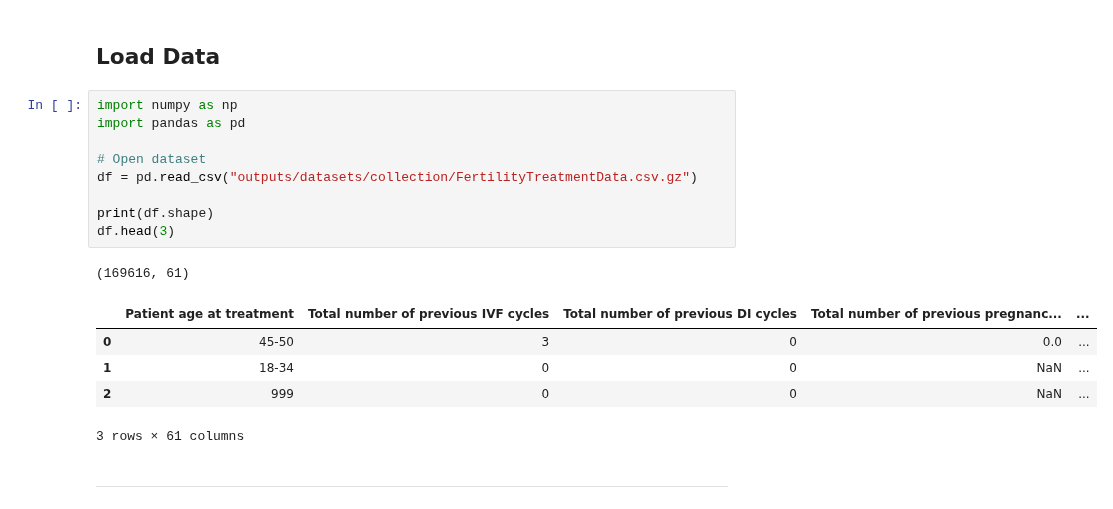
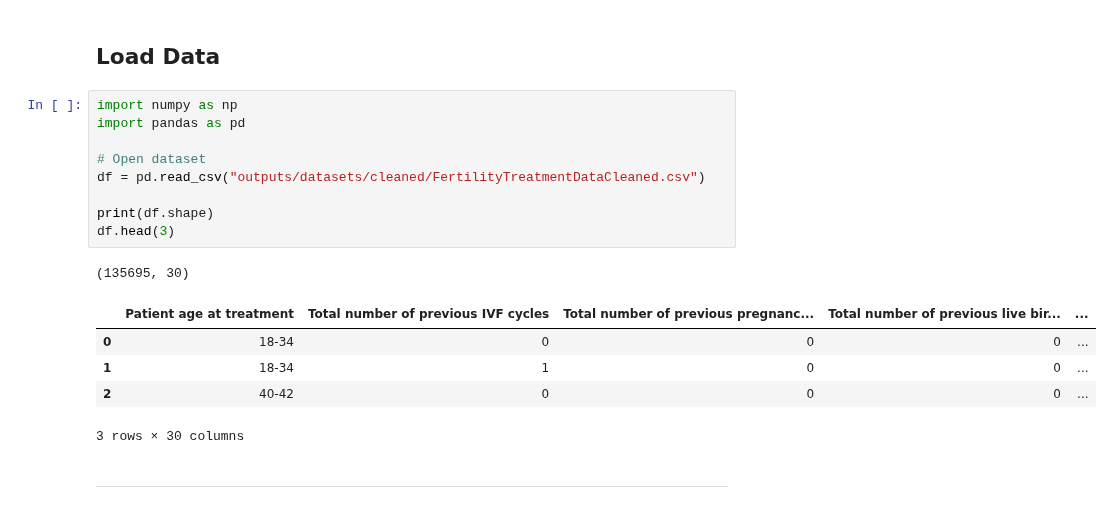
Before and after one commit to pswhdev/ivf-success-predictor, a Jupyter notebook: jupyter_notebooks/06 - Modeling and Evaluation Predict Success DL.ipynb, the cells around one changed output. Cells and saved outputs as stored; diff of their text form.

Commit message:
Refactor nb06 to use cleaned df

```diff
--- a/jupyter_notebooks/06 - Modeling and Evaluation Predict Success DL.ipynb
+++ b/jupyter_notebooks/06 - Modeling and Evaluation Predict Success DL.ipynb
@@ -57,19 +57,19 @@ current_dir
 # %%
 import numpy as np
 import pandas as pd
 
 # Open dataset
-df = pd.read_csv("outputs/datasets/collection/FertilityTreatmentData.csv.gz")
+df = pd.read_csv("outputs/datasets/cleaned/FertilityTreatmentDataCleaned.csv")
 
 print(df.shape)
 df.head(3)
 # %% [output]
-(169616, 61)
+(135695, 30)
-|  | Patient age at treatment | Total number of previous IVF cycles | Total number of previous DI cycles | Total number of previous pregnanc... | ... |
-| 0 | 45-50 | 3 | 0 | 0.0 | ... |
-| 1 | 18-34 | 0 | 0 | NaN | ... |
-| 2 | 999 | 0 | 0 | NaN | ... |
+|  | Patient age at treatment | Total number of previous IVF cycles | Total number of previous pregnanc... | Total number of previous live bir... | ... |
+| 0 | 18-34 | 0 | 0 | 0 | ... |
+| 1 | 18-34 | 1 | 0 | 0 | ... |
+| 2 | 40-42 | 0 | 0 | 0 | ... |
-3 rows × 61 columns
+3 rows × 30 columns
 # %% [markdown]
 ---
 # %% [markdown]
```
Also changed, not shown: parts of 76 cells of this notebook, 3 other files.
